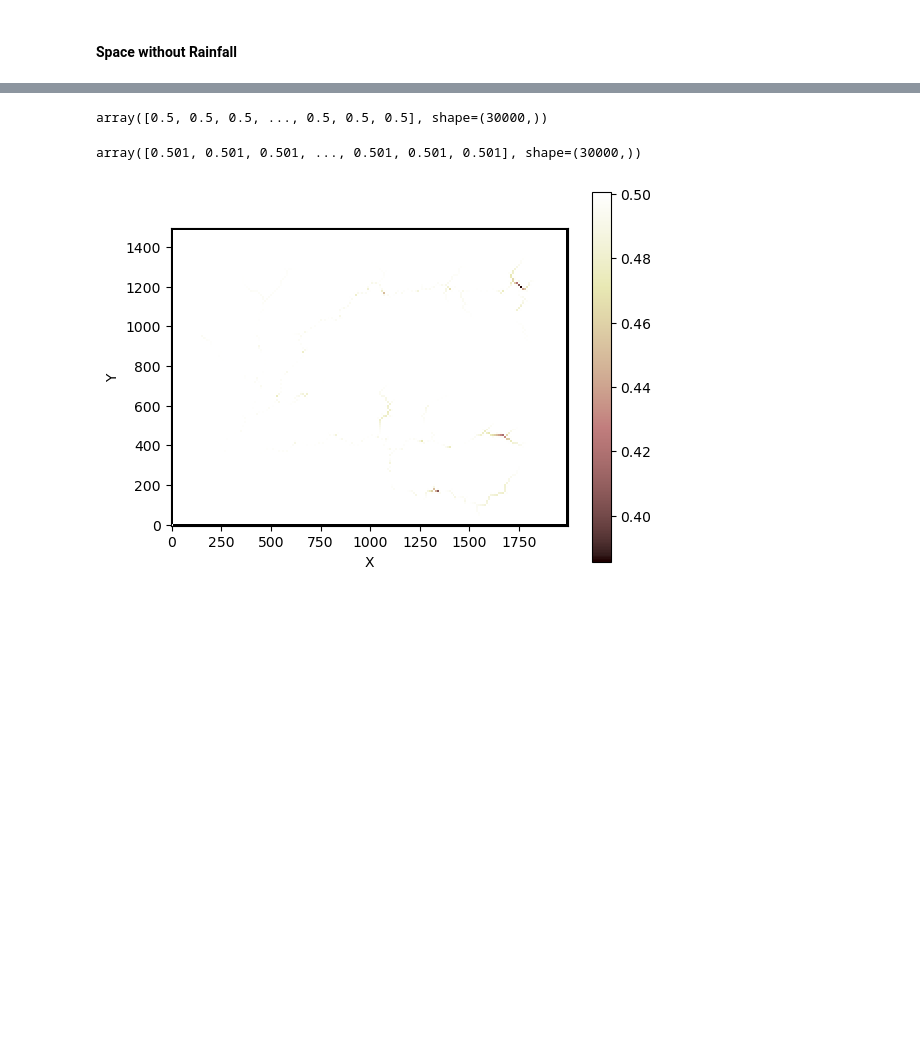
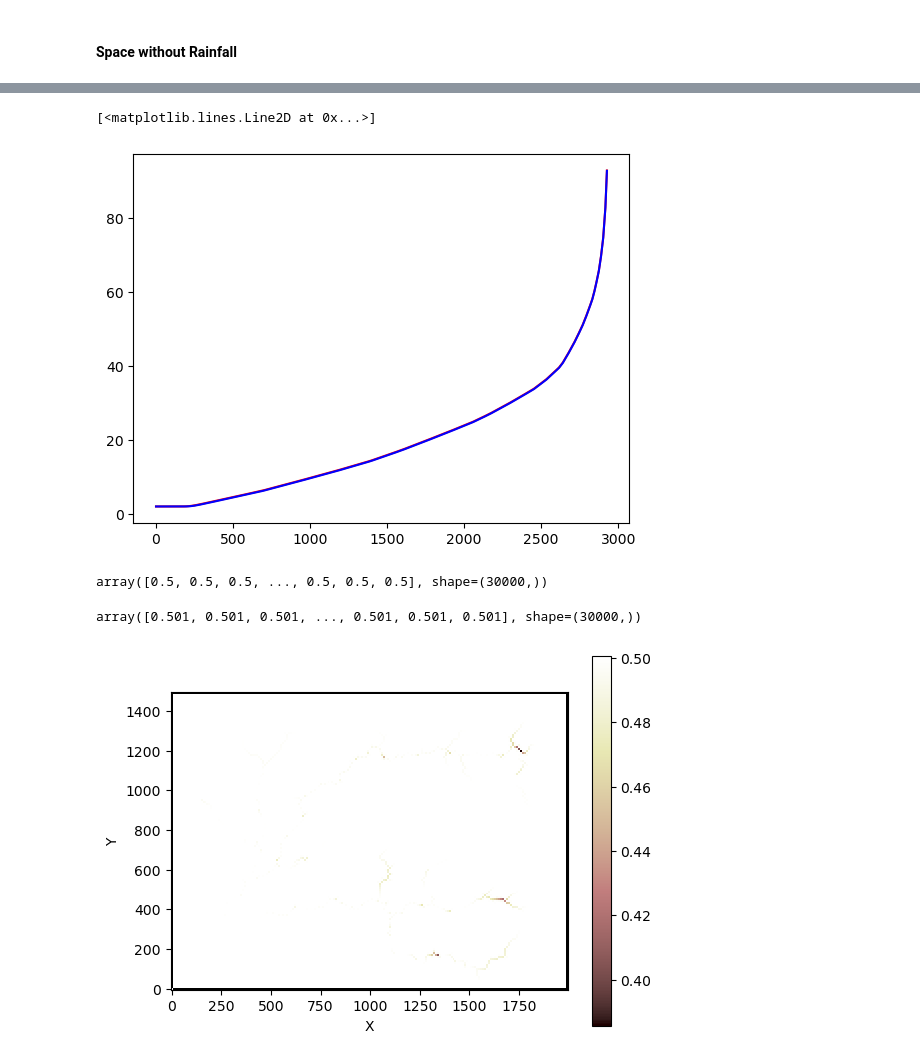
Before and after one commit to csdms-espin/ESPIn_2026_sed_flow, a Jupyter notebook: 00_Grid.ipynb, the cells around one changed output, grey strips where cells are left out. Drawn from its saved outputs; the diff is of its cells as text; code cells hidden in the pictures; blank space fills up the shorter version.

```diff
--- a/00_Grid.ipynb
+++ b/00_Grid.ipynb
@@ -236,3 +317,11 @@ KeyboardInterrupt:
+# %%
+plt.plot(lpd[1], lpe[1], label='T1', color = 'red')
+#plt.plot(lpd[50], lpe[1], label='T1', color = 'orange')
+#plt.plot(lpd[500], lpe[1], label='T1', color = 'green')
+plt.plot(lpd[35], lpe[35], label='T2', color = 'blue')
+# %% [output]
+[<matplotlib.lines.Line2D at 0x...>]
+[figure, added]
 # %%
 np.around(mg.at_node["soil__depth"], decimals=3)
 # %% [output]
```
Also changed, not shown: parts of 16 cells of this notebook.
